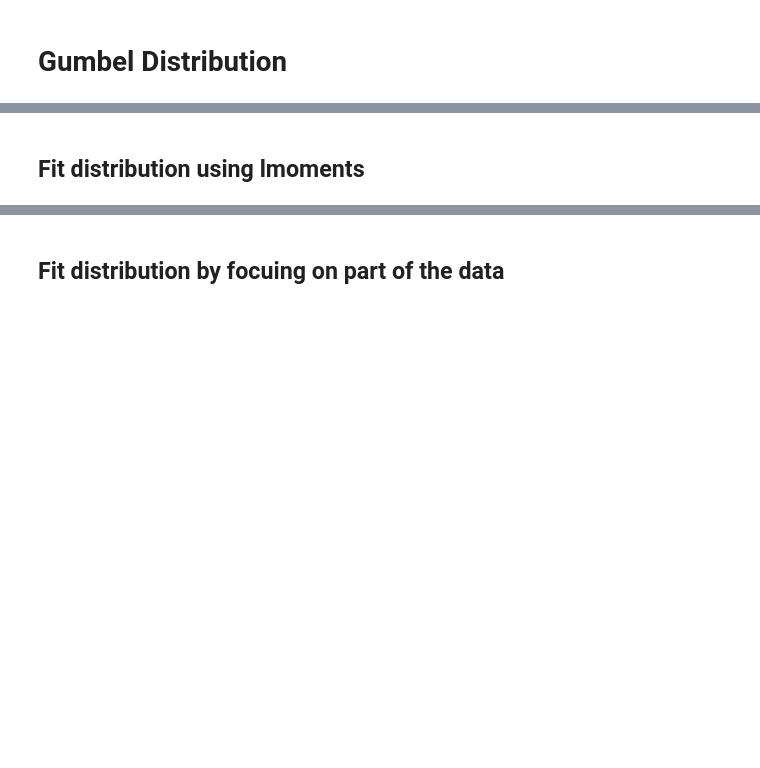
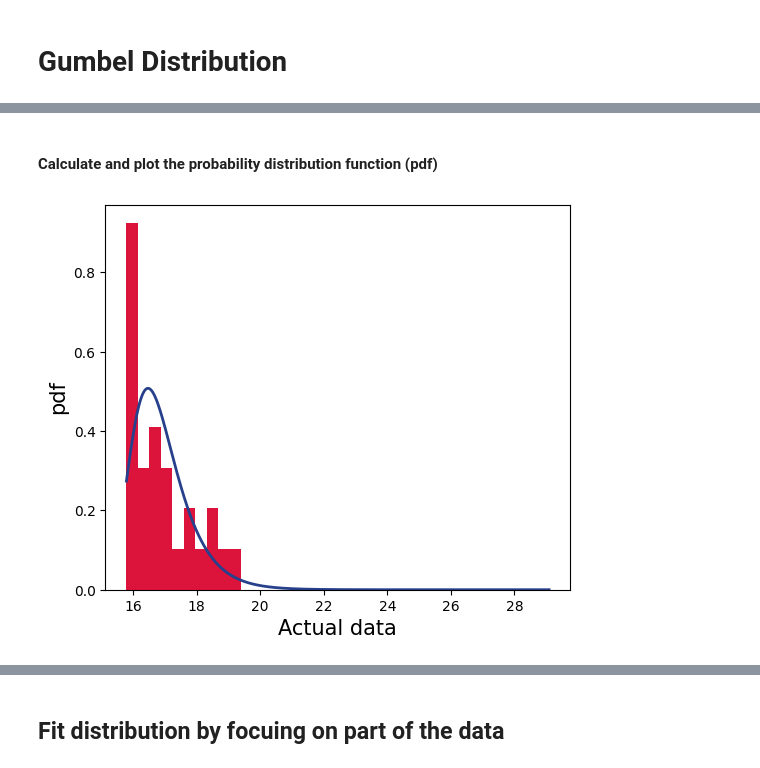
Before and after one commit to Serapieum-of-alex/statista, a Jupyter notebook: examples/notebooks/extreme-value-analysis.ipynb, the cells around one changed output, grey strips where cells are left out. Cells and saved outputs as stored; diff of their text form; code cells hidden in the pictures; blank space fills up the shorter version.

```diff
--- a/examples/notebooks/extreme-value-analysis.ipynb
+++ b/examples/notebooks/extreme-value-analysis.ipynb
@@ -63,2 +42,6 @@ P value = 1.0
-# %% [markdown]
-## Fit distribution using lmoments
+# %% [markdown]
+#### Calculate and plot the probability distribution function (pdf)
+# %%
+pdf, fig, ax = gumbel_series_1.pdf(plot_figure=True)
+# %% [output]
+[figure, added]
```
Also changed, not shown: parts of 28 cells of this notebook, 3 other files.
